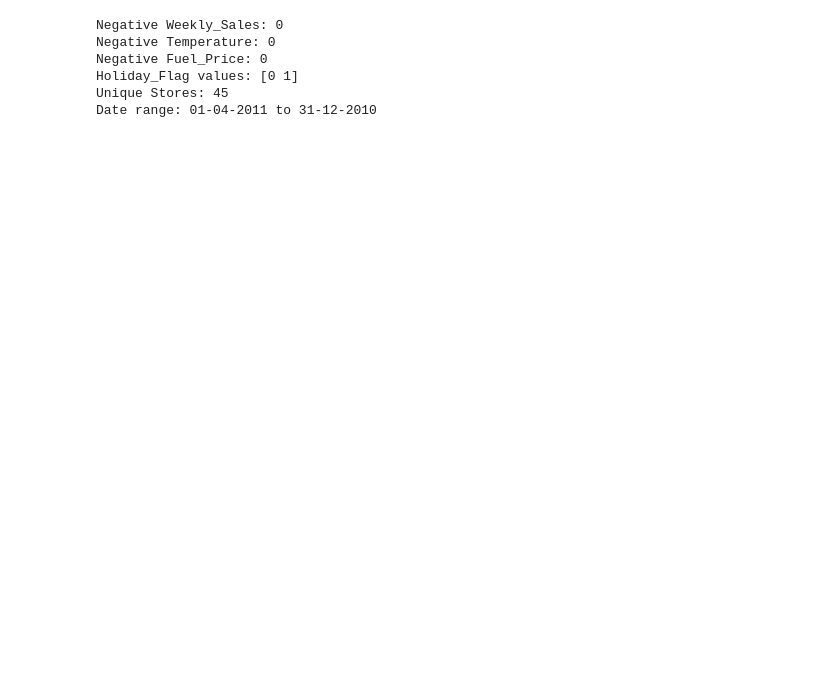
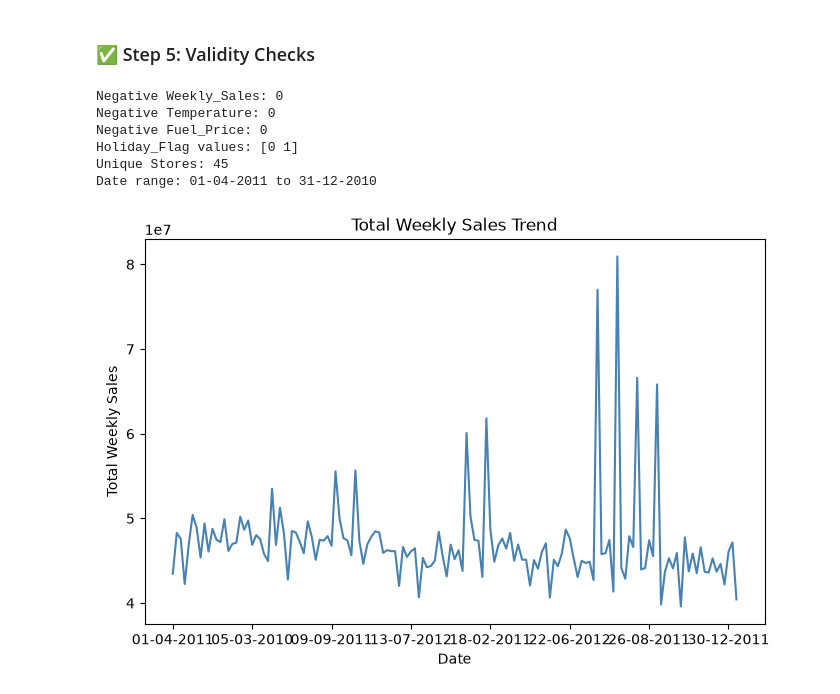
Before and after one commit to springboardmentor12233a-tech/PricePilot-AI-, a Jupyter notebook: notebooks/eda_walmart_sales.ipynb, the cells around one changed output. Drawn from its saved outputs; the diff is of its cells as text; code cells hidden in the pictures; blank space fills up the shorter version.

```diff
--- a/notebooks/eda_walmart_sales.ipynb
+++ b/notebooks/eda_walmart_sales.ipynb
@@ -71,4 +77,5 @@ df4.describe()
 # %%
+display(Markdown("### ✅ Step 5: Validity Checks"))
 print("Negative Weekly_Sales:", (df4['Weekly_Sales'] < 0).sum())
 print("Negative Temperature:", (df4['Temperature'] < -50).sum())
 print("Negative Fuel_Price:", (df4['Fuel_Price'] < 0).sum())
@@ -76,9 +83,19 @@ print("Holiday_Flag values:", df4['Holiday_Flag'].unique())
 print("Unique Stores:", df4['Store'].nunique())
 print("Date range:", df4['Date'].min(), "to", df4['Date'].max())
 # %% [output]
+### ✅ Step 5: Validity Checks
 Negative Weekly_Sales: 0
 Negative Temperature: 0
 Negative Fuel_Price: 0
 Holiday_Flag values: [0 1]
 Unique Stores: 45
 Date range: 01-04-2011 to 31-12-2010
+# %%
+plt.figure(figsize=(8,5))
+df4.groupby('Date')['Weekly_Sales'].sum().plot(color='steelblue')
+plt.title('Total Weekly Sales Trend')
+plt.xlabel('Date')
+plt.ylabel('Total Weekly Sales')
+plt.show()
+# %% [output]
+[figure, added]
```
Also changed, not shown: parts of 15 cells of this notebook, 6 other files.
